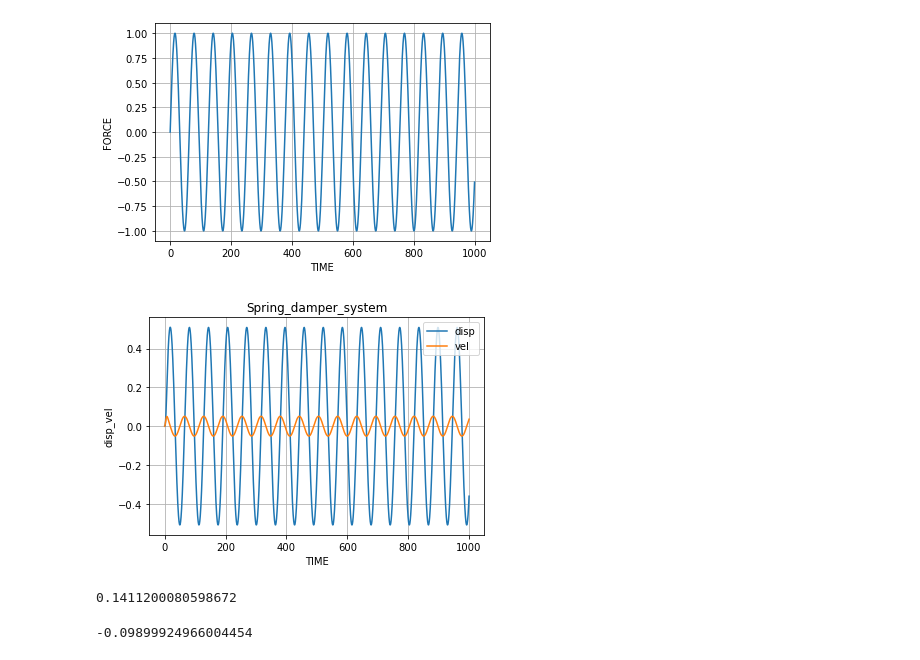
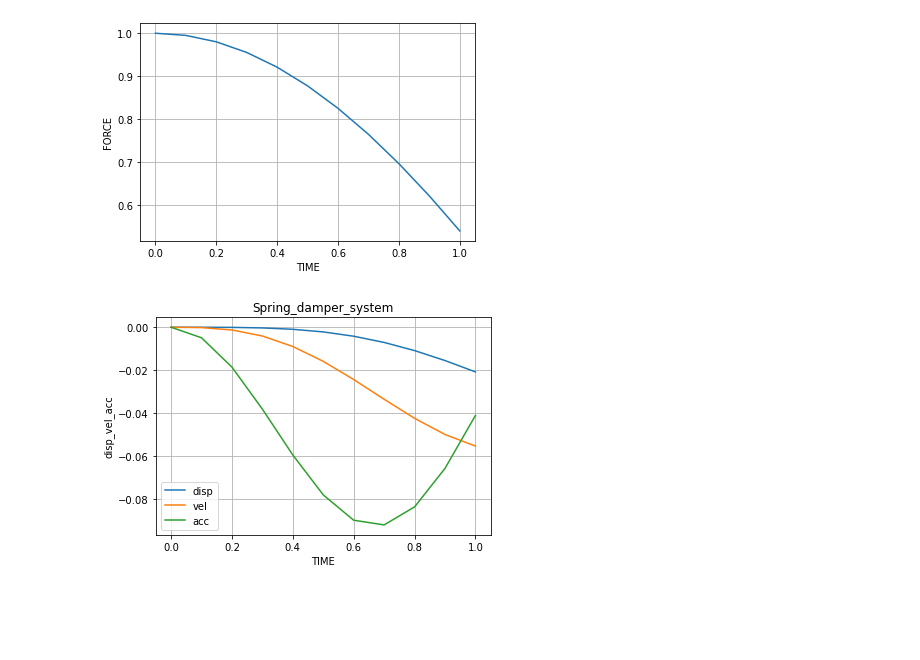
Before and after one commit to bharadwaj1098/Auto, a Jupyter notebook: graphs.ipynb, the cells around one changed output. Drawn from its saved outputs; the diff is of its cells as text; code cells hidden in the pictures; blank space fills up the shorter version.

Commit message:
Actal_values and graphs done. Added acceleration

```diff
--- a/graphs.ipynb
+++ b/graphs.ipynb
@@ -1,17 +1,17 @@
 # %%
 import numpy as np
 from scipy.integrate import odeint
 import math
 import matplotlib.pyplot as plt
-
+from sympy import *
 from spring_damp import spring_damp_mass
 
-force_sin = np.sin
-sdm_sin = spring_damp_mass(state_vec=[0,0], time_in_sec=1000, mass=10, K=2,B=5, amplitude = 1 ,omega = 0.1, force=force_sin)
+force_sin = cos
+sdm_sin = spring_damp_mass(state_vec=[0,0,0], time_in_sec=1, mass=1, K=20,B=0.05, delta_mass = 20,delta_K = 5, delta_B = 20, force=force_sin)
 sdm_sin.force_graph()
 # %% [output]
-[figure, old version]
+[figure, new version]
 # %%
-sdm_sin.disp_vel_graph()
+sdm_sin.ideal_graph()
 # %% [output]
-[figure, old version]
+[figure, new version]
@@ -29,8 +17,0 @@ f_prime = lambdify(t, f_prime)
-# %%
-f(30)
-# %% [output]
-0.1411200080598672
-# %%
-f_prime(30)
-# %% [output]
--0.09899924966004454
```
Also changed, not shown: parts of 4 cells of this notebook, 1 other file.
